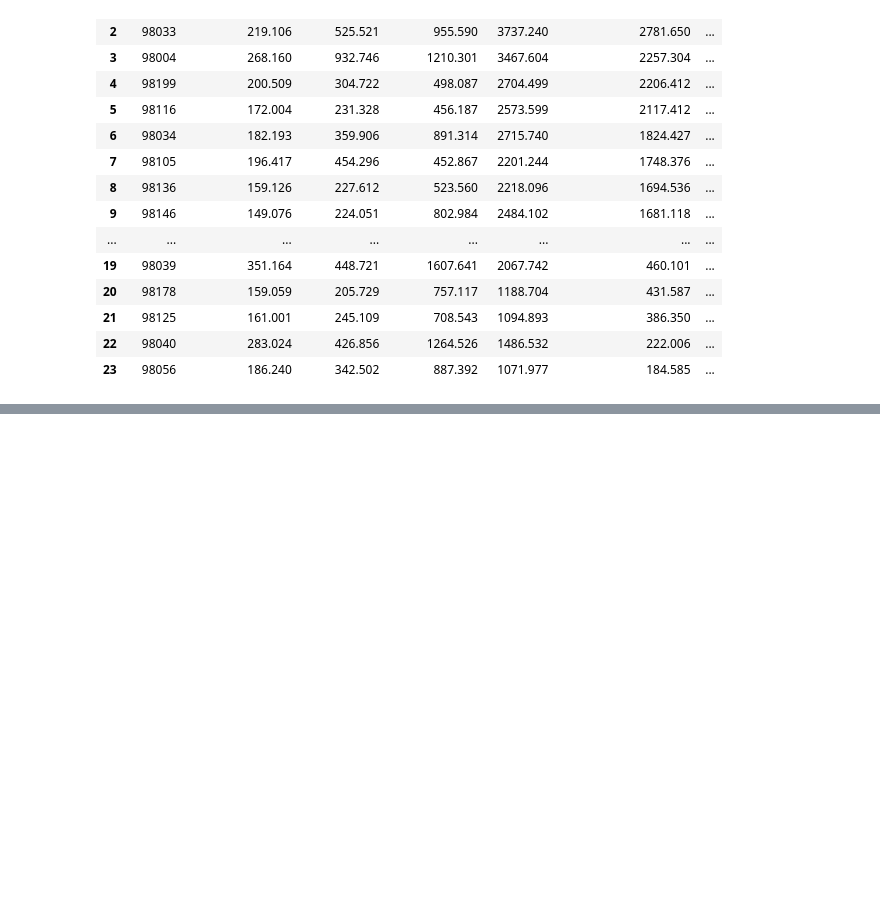
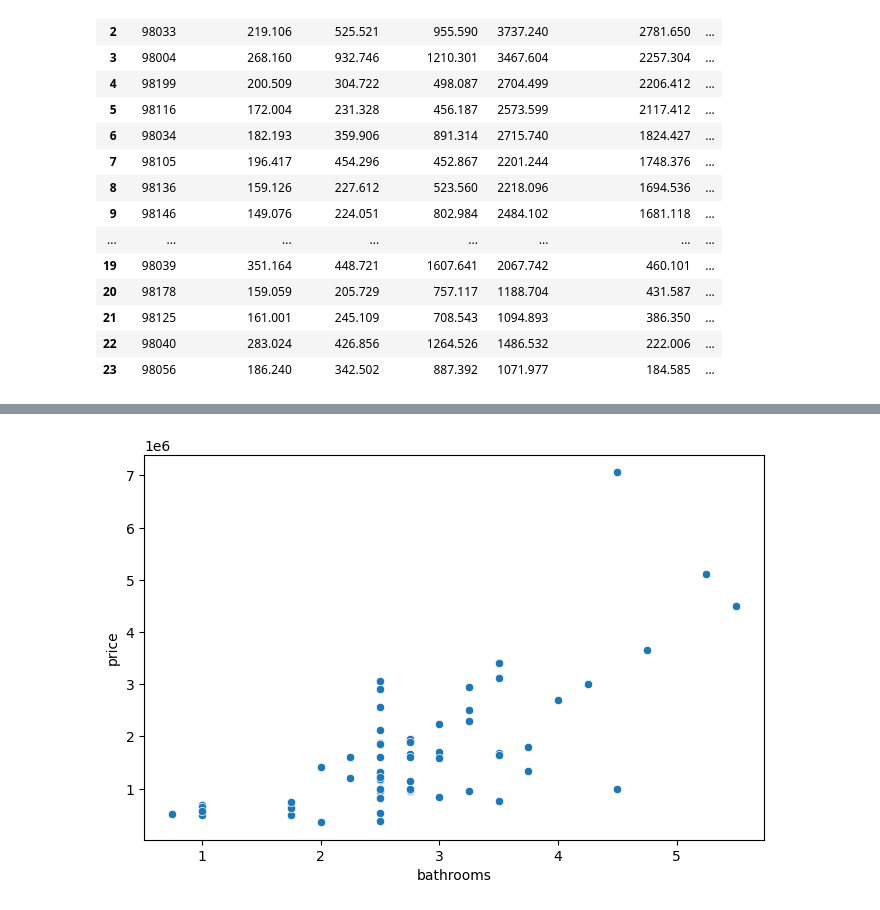
Before and after one commit to mariusbosch/eda_mariusbosch, a Jupyter notebook: EDA.ipynb, the cells around one changed output, grey strips where cells are left out. Saved outputs shown, nothing was run; the diff lists cells and outputs as text; code cells hidden in the pictures; blank space fills up the shorter version.

```diff
--- a/EDA.ipynb
+++ b/EDA.ipynb
@@ -675,0 +897,6 @@ top_waterfront_objects.describe()
+# %%
+# plot top sqm above
+
+bathrooms_correlation = sns.scatterplot(data=df_num2,x='bathrooms',y='price')
+# %% [output]
+[figure, added]
```
Also changed, not shown: parts of 31 cells of this notebook, 1 other file.
